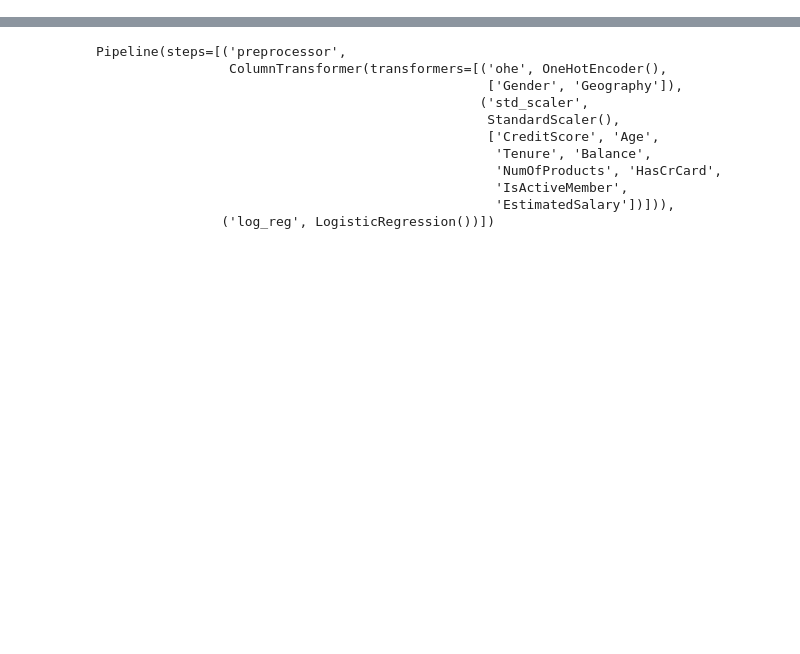
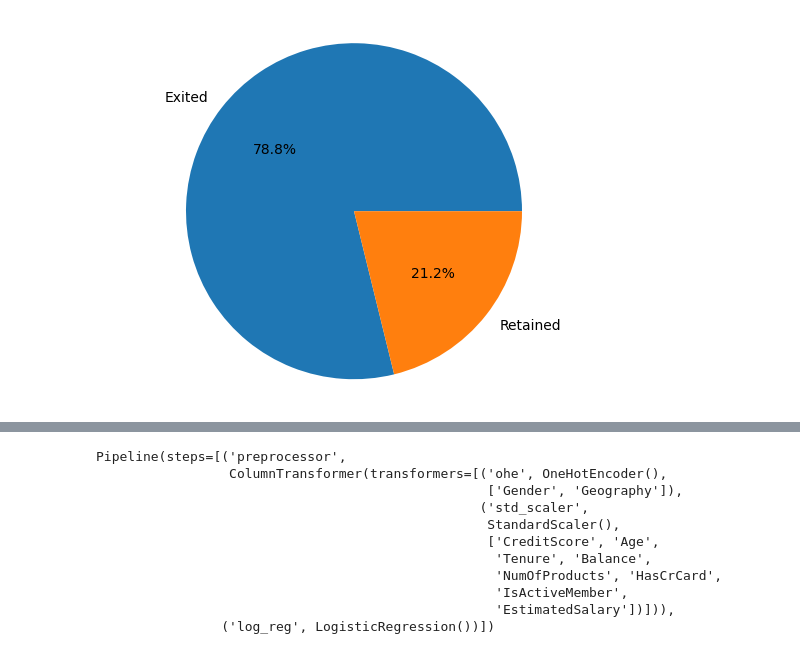
Before and after one commit to kevin51jiang/msci-546-project, a Jupyter notebook: baseline.ipynb, the cells around one changed output, grey strips where cells are left out. Cells and saved outputs as stored; diff of their text form; code cells hidden in the pictures; blank space fills up the shorter version.

```diff
--- a/baseline.ipynb
+++ b/baseline.ipynb
@@ -40,0 +66,15 @@ X.describe()
+# %%
+
+# Check for the distribution of the target variable
+df['Exited'].value_counts()
+
+# Plot this in a pie chart using pyplot
+import matplotlib.pyplot as plt
+labels = 'Exited', 'Retained'
+sizes = df['Exited'].value_counts()
+fig1, ax1 = plt.subplots()
+ax1.pie(sizes, labels=labels, autopct='%1.1f%%')
+ax1.axis('equal')
+plt.show()
+# %% [output]
+[figure, added]
```
Also changed, not shown: parts of 8 cells of this notebook.
